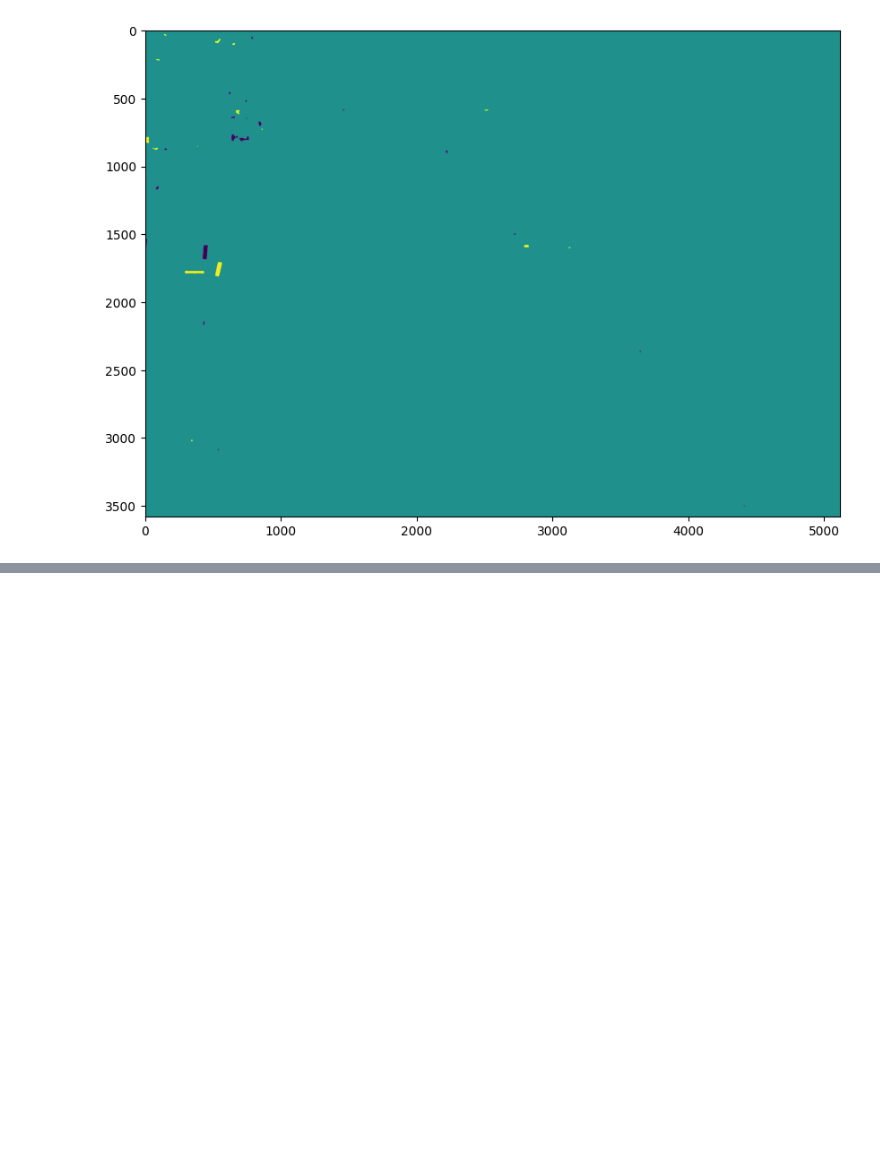
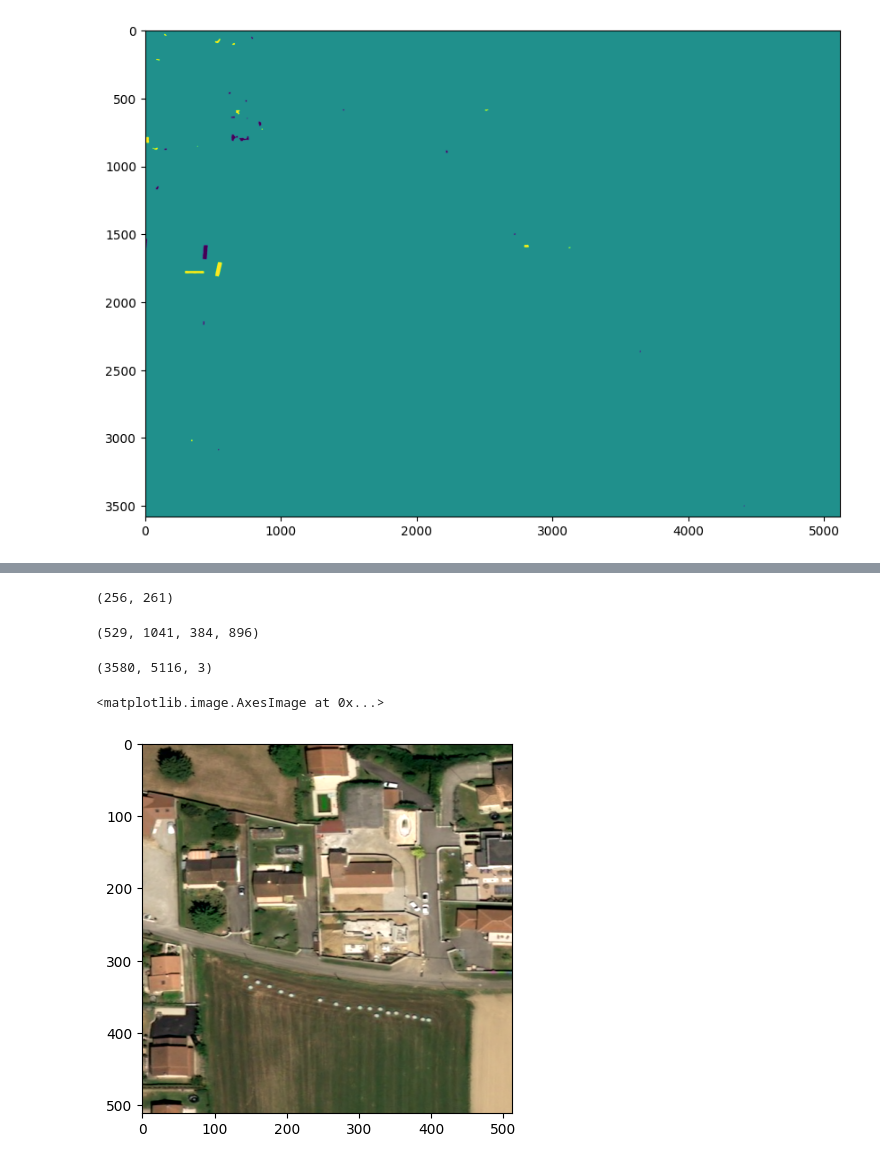
Before and after one commit to Caffinities/image_satellite, a Jupyter notebook: infer.ipynb, the cells around one changed output, grey strips where cells are left out. Drawn from its saved outputs; the diff is of its cells as text; code cells hidden in the pictures; blank space fills up the shorter version.

```diff
--- a/infer.ipynb
+++ b/infer.ipynb
@@ -95,0 +116,20 @@ show_blend(image_path1, change)
+# %%
+img0 = pipe.get_image(image_path0)
+img1 = pipe.get_image(image_path1)
+# %%
+785 - 529, 645 - 384
+# %% [output]
+(256, 261)
+# %%
+785-256, 785+256, 640-256, 640+256
+# %% [output]
+(529, 1041, 384, 896)
+# %%
+img0.shape
+# %% [output]
+(3580, 5116, 3)
+# %%
+plt.imshow(img0[529:1041, 384:896])
+# %% [output]
+<matplotlib.image.AxesImage at 0x...>
+[figure, added]
```
Also changed, not shown: parts of 29 cells of this notebook, 2 other files.
